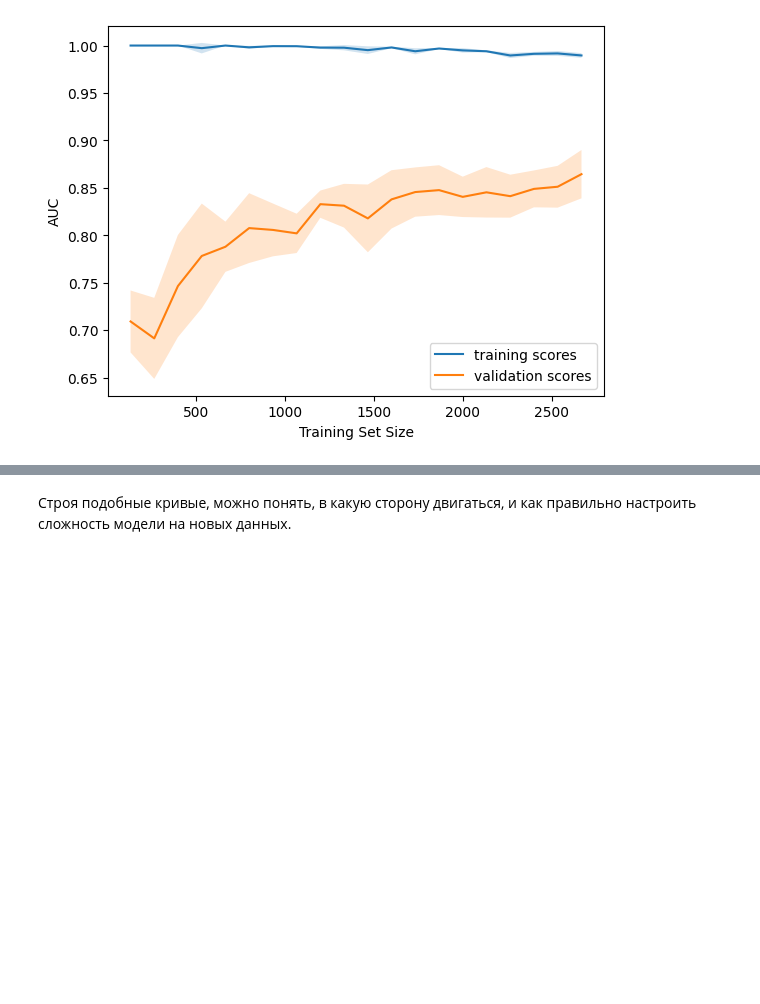
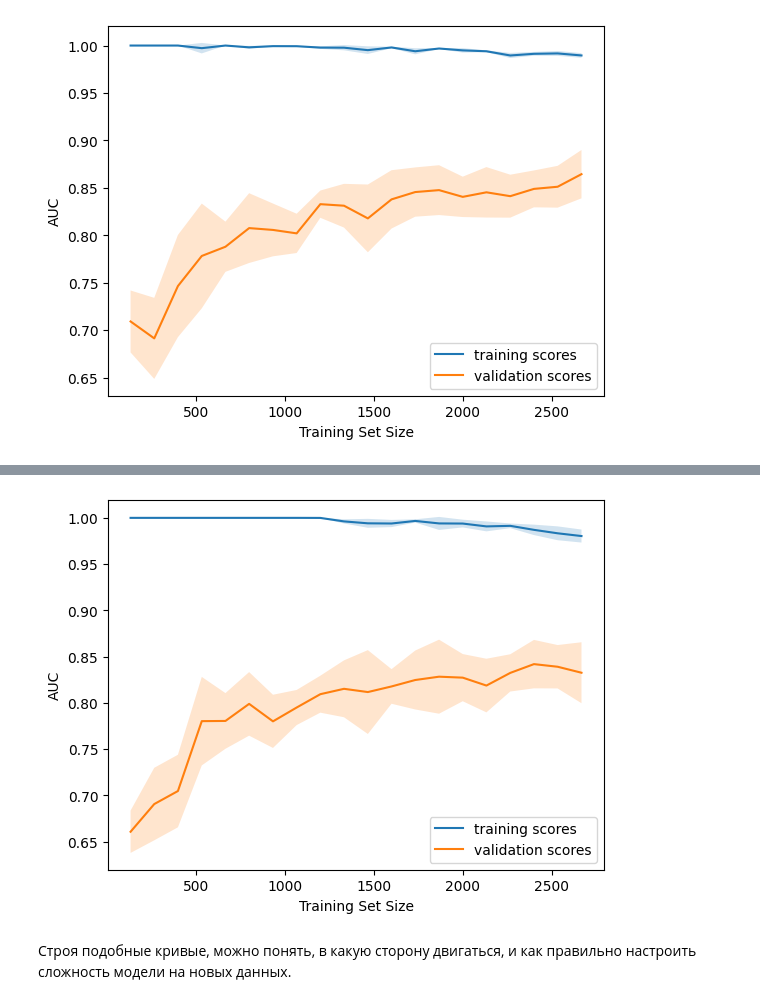
Before and after one commit to dmsiods/mlcourse.ai, a Jupyter notebook: my_work/topic4/topic4_linear_models_part5_valid_learning_curves.ipynb, the cells around one changed output, grey strips where cells are left out. Drawn from its saved outputs; the diff is of its cells as text; code cells hidden in the pictures; blank space fills up the shorter version.

```diff
--- a/my_work/topic4/topic4_linear_models_part5_valid_learning_curves.ipynb
+++ b/my_work/topic4/topic4_linear_models_part5_valid_learning_curves.ipynb
@@ -223,3 +227,7 @@ plot_learning_curve(degree=3, alpha=1e-4)
+# %%
+plot_learning_curve(degree=3, alpha=1e-16)
+# %% [output]
+[figure, added]
 # %% [markdown]
 Строя подобные кривые, можно понять, в какую сторону двигаться, и как правильно настроить сложность модели на новых данных.
 # %% [markdown]
```
Also changed, not shown: parts of 2 cells of this notebook, 1 other file.
